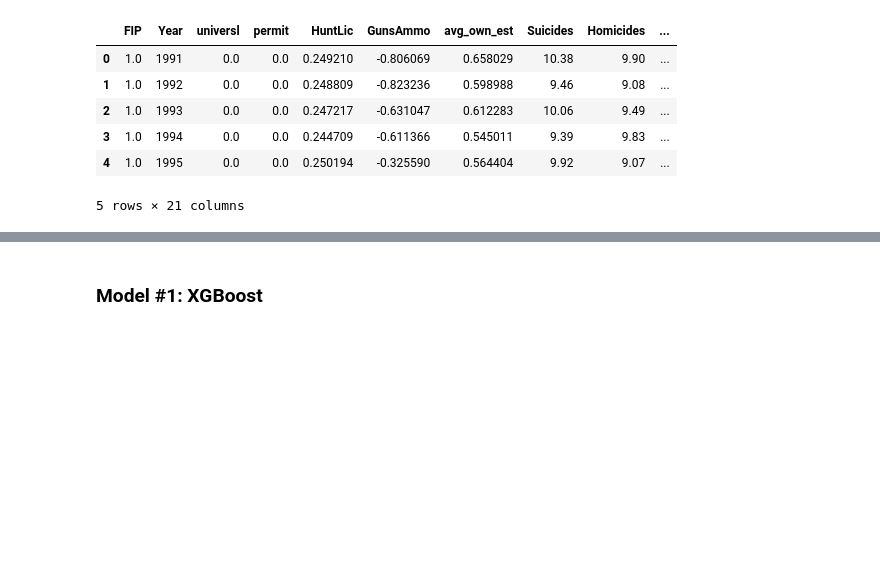
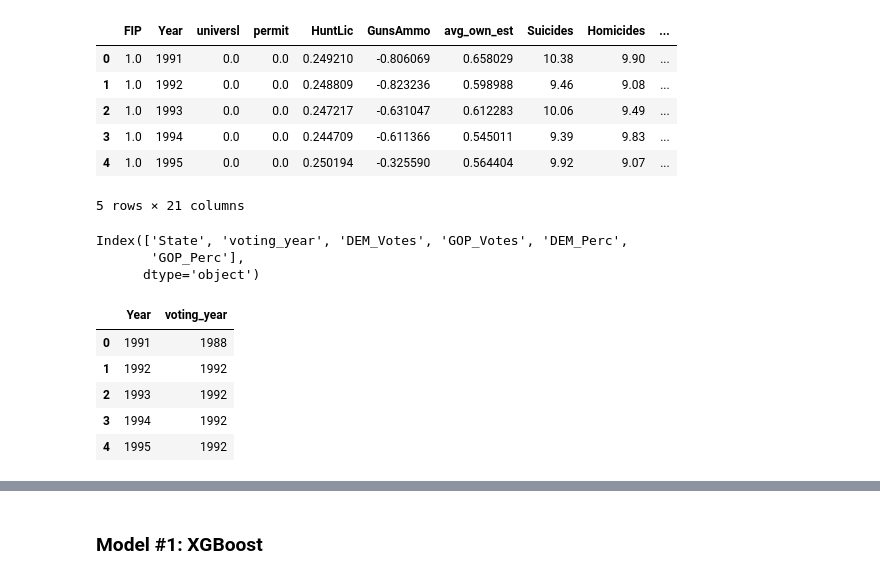
Before and after one commit to statzenthusiast921/FirearmsAnalysis, a Jupyter notebook: main/notebooks/Predictive Model for Gun-Deaths 07.01.22.ipynb, the cells around one changed output, grey strips where cells are left out. Cells and saved outputs as stored; diff of their text form; code cells hidden in the pictures; blank space fills up the shorter version.

```diff
--- a/main/notebooks/Predictive Model for Gun-Deaths 07.01.22.ipynb
+++ b/main/notebooks/Predictive Model for Gun-Deaths 07.01.22.ipynb
@@ -253,3 +260,43 @@ Dataset 3 Dimensions:  (1300, 21)
 | 3 | 1.0 | 1994 | 0.0 | 0.0 | 0.244709 | -0.611366 | 0.545011 | 9.39 | 9.83 | ... |
 | 4 | 1.0 | 1995 | 0.0 | 0.0 | 0.250194 | -0.325590 | 0.564404 | 9.92 | 9.07 | ... |
 5 rows × 21 columns
+# %%
+#Change column of Year to voting_year in voting df
+voting_df = voting_df.rename(columns={'Year': 'voting_year'})
+voting_df.columns
+# %% [output]
+Index(['State', 'voting_year', 'DEM_Votes', 'GOP_Votes', 'DEM_Perc',
+       'GOP_Perc'],
+      dtype='object')
+# %%
+#Make a connection possible between full dataset (every 1 year) and voting dataset (every 4 years)
+
+#Step 1: Create a list of conditions
+conditions = [
+    (df['Year'] <1992),
+    (df['Year'] >=1992) & (df['Year'] <1996),
+    (df['Year'] >=1996) & (df['Year'] <2000),
+    (df['Year'] >=2000) & (df['Year'] <2004),
+    (df['Year'] >=2004) & (df['Year'] <2008),
+    (df['Year'] >=2008) & (df['Year'] <2012),
+    (df['Year'] >=2012) & (df['Year'] <2016),
+
+    (df['Year'] >= 2016)
+]
+
+#Step 2: Create a list of the values to assign for each condition
+values = [1988, 1992, 1996, 2000, 2004, 2008, 2012, 2016]
+
+#Step 3: Create a new column and use np.select to assign values to it using the lists as arguments
+df['voting_year'] = np.select(conditions, values)
+
+#Step 4: Quick spot check
+test = df[['Year','voting_year']]
+test.head()
+# %% [output]
+|  | Year | voting_year |
+| 0 | 1991 | 1988 |
+| 1 | 1992 | 1992 |
+| 2 | 1993 | 1992 |
+| 3 | 1994 | 1992 |
+| 4 | 1995 | 1992 |
```
Also changed, not shown: parts of 10 cells of this notebook.
